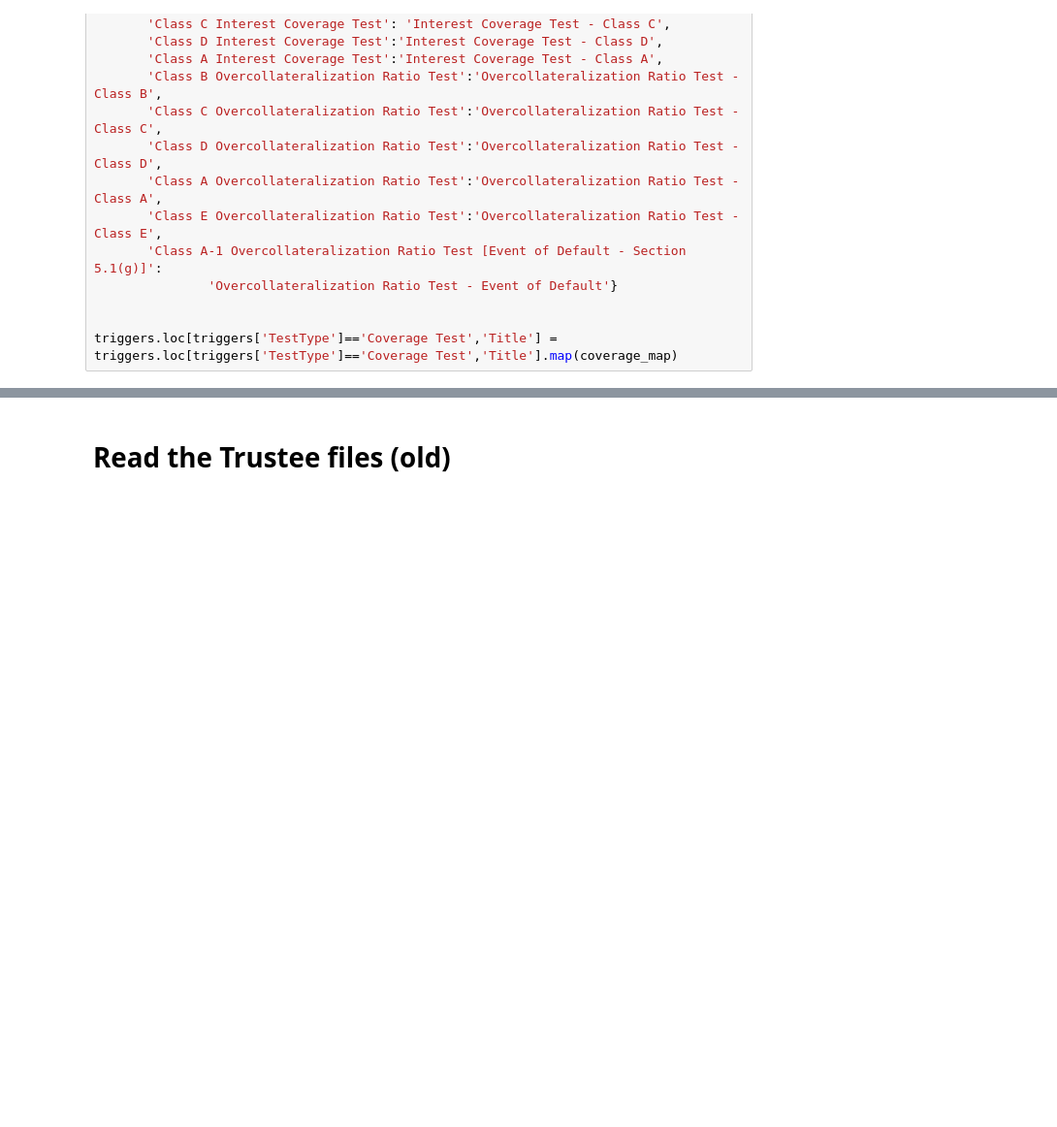
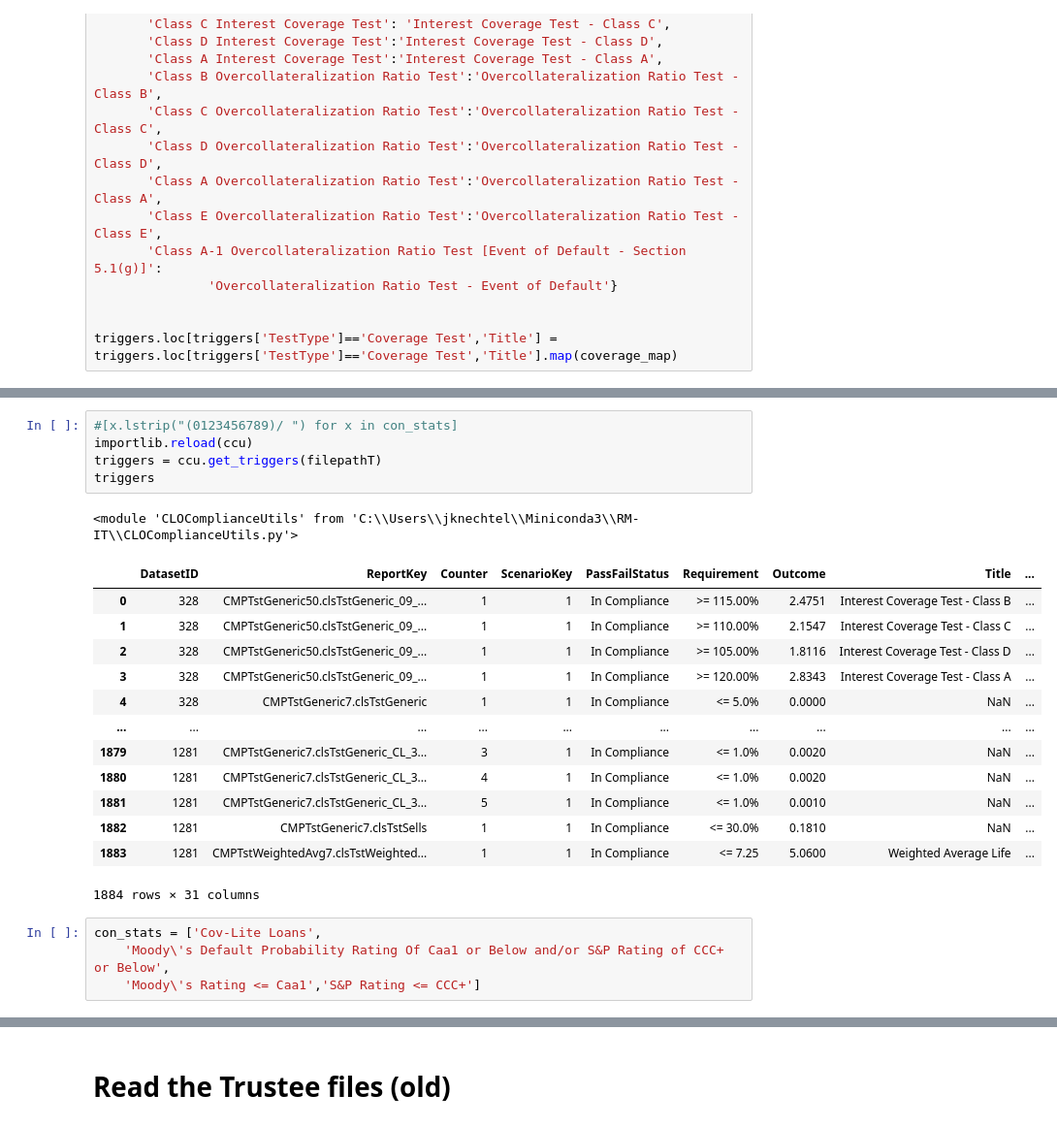
Before and after one commit to joshknechtel-gs/RM-IT, a Jupyter notebook: ComplianceChecks.ipynb, the cells around one changed output, grey strips where cells are left out. Shown at 97% size. Drawn from its saved outputs; the diff is of its cells as text; blank space fills up the shorter version.

```diff
--- a/ComplianceChecks.ipynb
+++ b/ComplianceChecks.ipynb
@@ -1598 +1614,25 @@ triggers.loc[triggers['TestType']=='Coverage Test','Title'] = triggers.loc[trigg
+# %%
+#[x.lstrip("(0123456789)/ ") for x in con_stats]
+importlib.reload(ccu)
+triggers = ccu.get_triggers(filepathT)
+triggers
+# %% [output]
+<module 'CLOComplianceUtils' from 'C:\\Users\\jknechtel\\Miniconda3\\RM-IT\\CLOComplianceUtils.py'>
+|  | DatasetID | ReportKey | Counter | ScenarioKey | PassFailStatus | Requirement | Outcome | Title | ... |
+| 0 | 328 | CMPTstGeneric50.clsTstGeneric_09_... | 1 | 1 | In Compliance | >= 115.00% | 2.4751 | Interest Coverage Test - Class B | ... |
+| 1 | 328 | CMPTstGeneric50.clsTstGeneric_09_... | 1 | 1 | In Compliance | >= 110.00% | 2.1547 | Interest Coverage Test - Class C | ... |
+| 2 | 328 | CMPTstGeneric50.clsTstGeneric_09_... | 1 | 1 | In Compliance | >= 105.00% | 1.8116 | Interest Coverage Test - Class D | ... |
+| 3 | 328 | CMPTstGeneric50.clsTstGeneric_09_... | 1 | 1 | In Compliance | >= 120.00% | 2.8343 | Interest Coverage Test - Class A | ... |
+| 4 | 328 | CMPTstGeneric7.clsTstGeneric | 1 | 1 | In Compliance | <= 5.0% | 0.0000 | NaN | ... |
+| ... | ... | ... | ... | ... | ... | ... | ... | ... | ... |
+| 1879 | 1281 | CMPTstGeneric7.clsTstGeneric_CL_3... | 3 | 1 | In Compliance | <= 1.0% | 0.0020 | NaN | ... |
+| 1880 | 1281 | CMPTstGeneric7.clsTstGeneric_CL_3... | 4 | 1 | In Compliance | <= 1.0% | 0.0020 | NaN | ... |
+| 1881 | 1281 | CMPTstGeneric7.clsTstGeneric_CL_3... | 5 | 1 | In Compliance | <= 1.0% | 0.0010 | NaN | ... |
+| 1882 | 1281 | CMPTstGeneric7.clsTstSells | 1 | 1 | In Compliance | <= 30.0% | 0.1810 | NaN | ... |
+| 1883 | 1281 | CMPTstWeightedAvg7.clsTstWeighted... | 1 | 1 | In Compliance | <= 7.25 | 5.0600 | Weighted Average Life | ... |
+1884 rows × 31 columns
+# %%
+con_stats = ['Cov-Lite Loans',
+    'Moody\'s Default Probability Rating Of Caa1 or Below and/or S&P Rating of CCC+ or Below',
+    'Moody\'s Rating <= Caa1','S&P Rating <= CCC+']
 # %%
```
Also changed, not shown: parts of 28 cells of this notebook, 1 other file.
